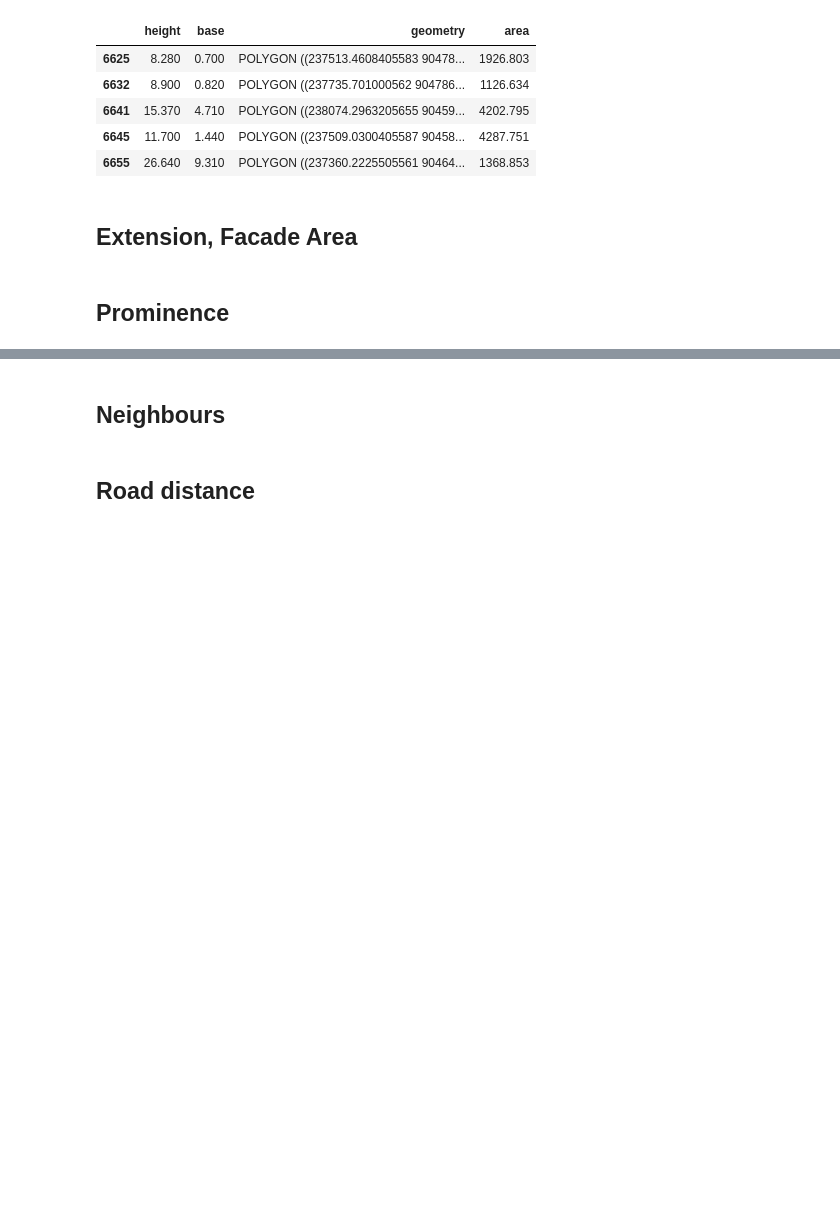
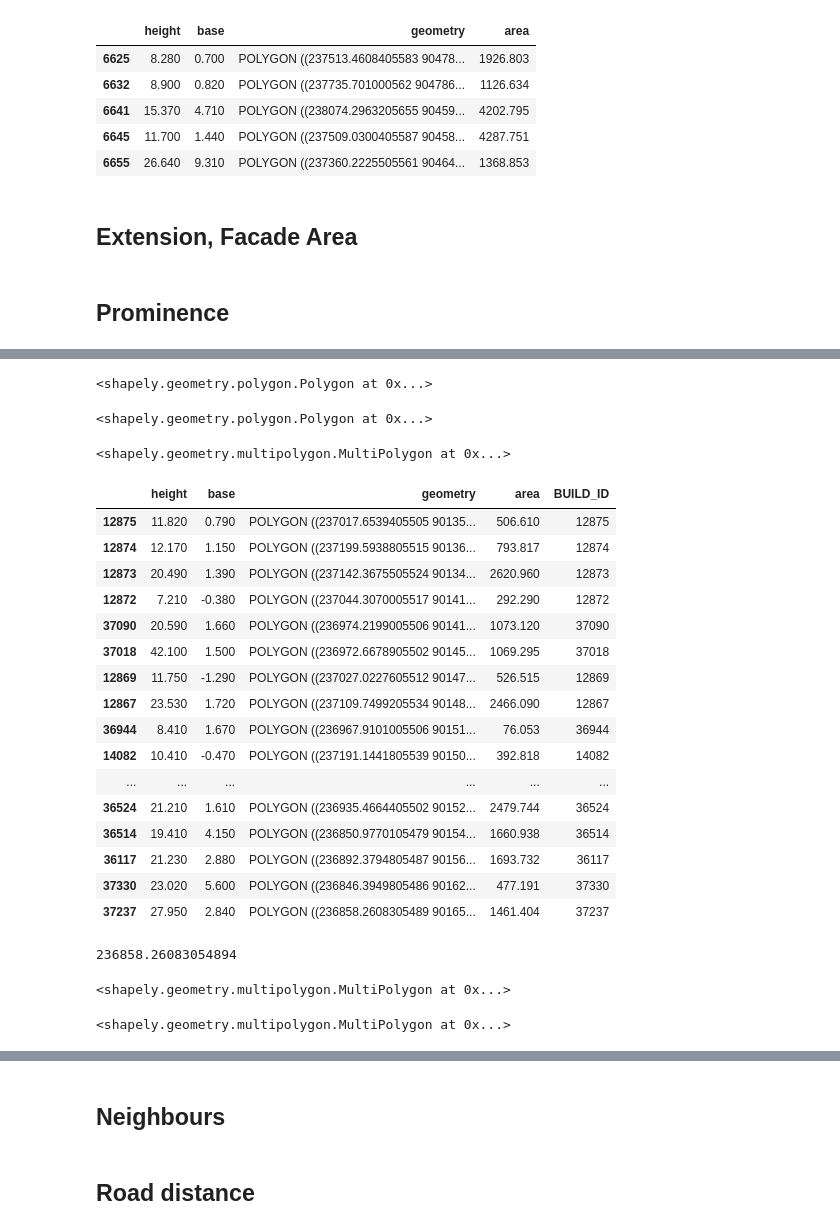
Before and after one commit to g-filomena/Computational-Image-of-the-City, a Jupyter notebook: 4_Landmarks_extraction.ipynb, the cells around one changed output, grey strips where cells are left out. Cells and saved outputs as stored; diff of their text form; code cells hidden in the pictures; blank space fills up the shorter version.

```diff
--- a/4_Landmarks_extraction.ipynb
+++ b/4_Landmarks_extraction.ipynb
@@ -95,3 +113,50 @@ buildings_clip['prominence']=0.0
+# %%
+g
+# %% [output]
+<shapely.geometry.polygon.Polygon at 0x...>
+# %%
+fil
+# %% [output]
+<shapely.geometry.polygon.Polygon at 0x...>
+# %%
+t = fil.difference(cascaded_union(polygon))
+t
+# %% [output]
+<shapely.geometry.multipolygon.MultiPolygon at 0x...>
+# %%
+possible_matches
+# %% [output]
+|  | height | base | geometry | area | BUILD_ID |
+| 12875 | 11.820 | 0.790 | POLYGON ((237017.6539405505 90135... | 506.610 | 12875 |
+| 12874 | 12.170 | 1.150 | POLYGON ((237199.5938805515 90136... | 793.817 | 12874 |
+| 12873 | 20.490 | 1.390 | POLYGON ((237142.3675505524 90134... | 2620.960 | 12873 |
+| 12872 | 7.210 | -0.380 | POLYGON ((237044.3070005517 90141... | 292.290 | 12872 |
+| 37090 | 20.590 | 1.660 | POLYGON ((236974.2199005506 90141... | 1073.120 | 37090 |
+| 37018 | 42.100 | 1.500 | POLYGON ((236972.6678905502 90145... | 1069.295 | 37018 |
+| 12869 | 11.750 | -1.290 | POLYGON ((237027.0227605512 90147... | 526.515 | 12869 |
+| 12867 | 23.530 | 1.720 | POLYGON ((237109.7499205534 90148... | 2466.090 | 12867 |
+| 36944 | 8.410 | 1.670 | POLYGON ((236967.9101005506 90151... | 76.053 | 36944 |
+| 14082 | 10.410 | -0.470 | POLYGON ((237191.1441805539 90150... | 392.818 | 14082 |
+| ... | ... | ... | ... | ... | ... |
+| 36524 | 21.210 | 1.610 | POLYGON ((236935.4664405502 90152... | 2479.744 | 36524 |
+| 36514 | 19.410 | 4.150 | POLYGON ((236850.9770105479 90154... | 1660.938 | 36514 |
+| 36117 | 21.230 | 2.880 | POLYGON ((236892.3794805487 90156... | 1693.732 | 36117 |
+| 37330 | 23.020 | 5.600 | POLYGON ((236846.3949805486 90162... | 477.191 | 37330 |
+| 37237 | 27.950 | 2.840 | POLYGON ((236858.2608305489 90165... | 1461.404 | 37237 |
+# %%
+x=[]
+x, y = buildings.loc[37237].geometry.exterior.coords.xy
+x[0]
+# %% [output]
+236858.26083054894
+# %%
+cascaded_union(polygon)
+# %% [output]
+<shapely.geometry.multipolygon.MultiPolygon at 0x...>
+# %%
+(fil.difference(cascaded_union(polygon))).difference(g)
+# %% [output]
+<shapely.geometry.multipolygon.MultiPolygon at 0x...>
 # %%
 %%time
 
```
Also changed, not shown: parts of 3 cells of this notebook, 5 other files.
